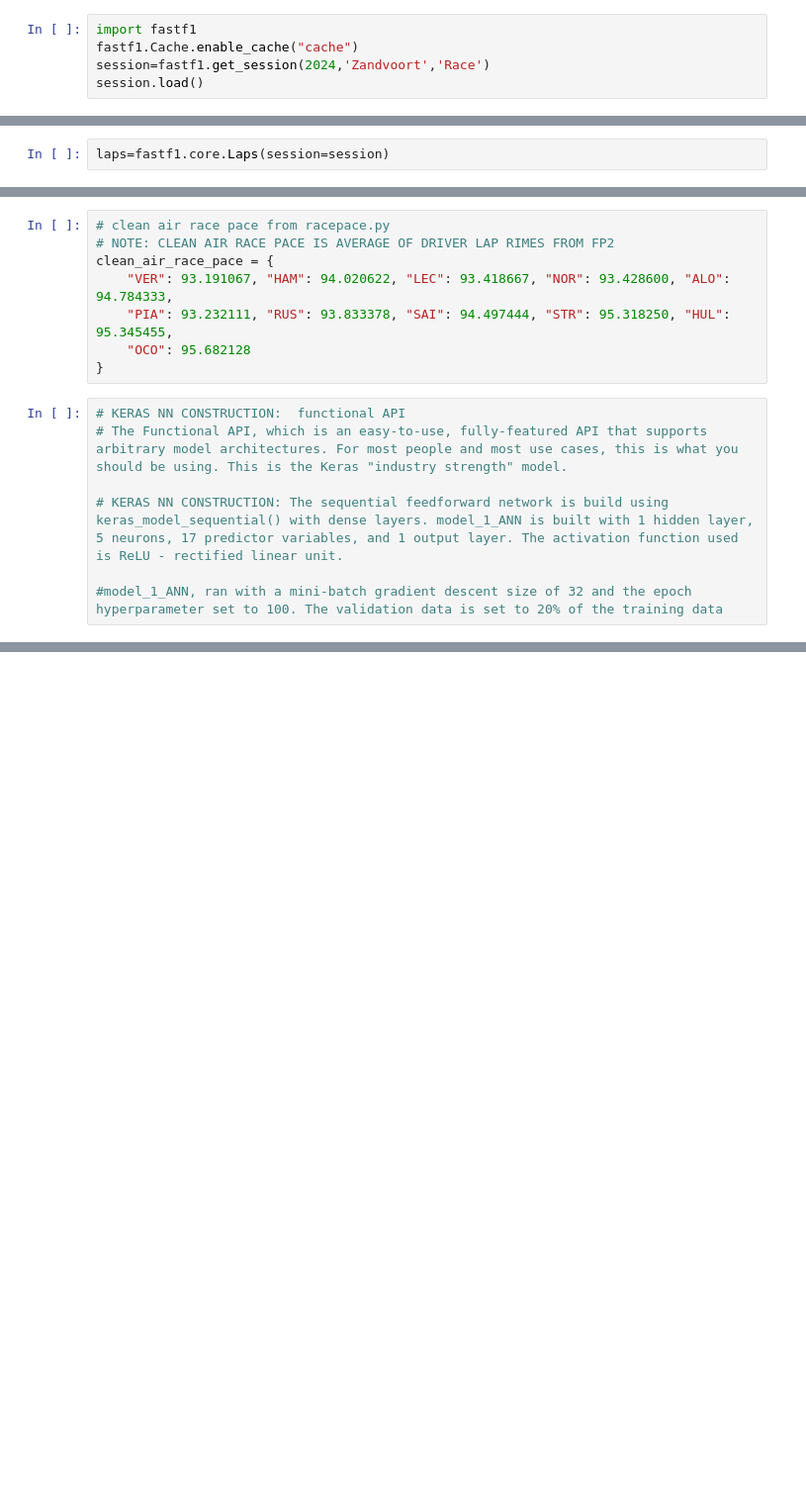
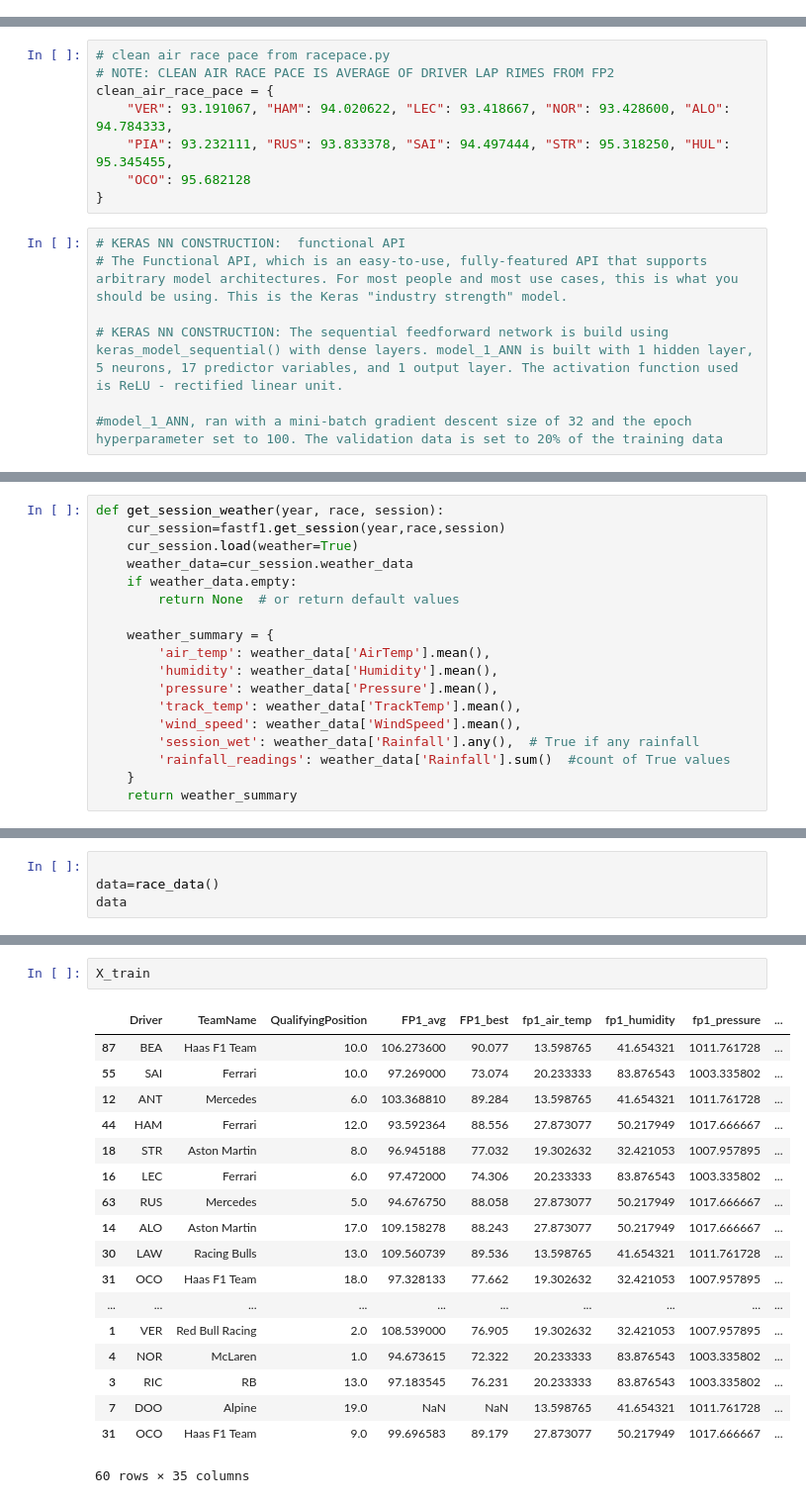
Before and after one commit to crystalcheong/formula-uno, a Jupyter notebook: predictor.ipynb, the cells around one changed output, grey strips where cells are left out. Shown: that part at 99% size. Drawn from its saved outputs; the diff is of its cells as text; blank space fills up the shorter version.

```diff
--- a/predictor.ipynb
+++ b/predictor.ipynb
@@ -8,5 +4,0 @@ fastf1.ergast.interface.BASE_URL = "https://api.jolpi.ca/ergast/f1"
-# %%
-import fastf1
-fastf1.Cache.enable_cache("cache")
-session=fastf1.get_session(2024,'Zandvoort','Race')
-session.load()
@@ -92,2 +4,0 @@ print(session)
-# %%
-laps=fastf1.core.Laps(session=session)
@@ -291,0 +97,18 @@ clean_air_race_pace = {
+# %%
+def get_session_weather(year, race, session):
+    cur_session=fastf1.get_session(year,race,session)
+    cur_session.load(weather=True)
+    weather_data=cur_session.weather_data
+    if weather_data.empty:
+        return None  # or return default values
+
+    weather_summary = {
+        'air_temp': weather_data['AirTemp'].mean(),
+        'humidity': weather_data['Humidity'].mean(),
+        'pressure': weather_data['Pressure'].mean(),
+        'track_temp': weather_data['TrackTemp'].mean(),
+        'wind_speed': weather_data['WindSpeed'].mean(),
+        'session_wet': weather_data['Rainfall'].any(),  # True if any rainfall
+        'rainfall_readings': weather_data['Rainfall'].sum()  #count of True values
+    }
+    return weather_summary
@@ -291,0 +164,4 @@ clean_air_race_pace = {
+# %%
+
+data=race_data()
+data
@@ -291,0 +517,21 @@ clean_air_race_pace = {
+# %%
+X_train
+# %% [output]
+|  | Driver | TeamName | QualifyingPosition | FP1_avg | FP1_best | fp1_air_temp | fp1_humidity | fp1_pressure | ... |
+| 87 | BEA | Haas F1 Team | 10.0 | 106.273600 | 90.077 | 13.598765 | 41.654321 | 1011.761728 | ... |
+| 55 | SAI | Ferrari | 10.0 | 97.269000 | 73.074 | 20.233333 | 83.876543 | 1003.335802 | ... |
+| 12 | ANT | Mercedes | 6.0 | 103.368810 | 89.284 | 13.598765 | 41.654321 | 1011.761728 | ... |
+| 44 | HAM | Ferrari | 12.0 | 93.592364 | 88.556 | 27.873077 | 50.217949 | 1017.666667 | ... |
+| 18 | STR | Aston Martin | 8.0 | 96.945188 | 77.032 | 19.302632 | 32.421053 | 1007.957895 | ... |
+| 16 | LEC | Ferrari | 6.0 | 97.472000 | 74.306 | 20.233333 | 83.876543 | 1003.335802 | ... |
+| 63 | RUS | Mercedes | 5.0 | 94.676750 | 88.058 | 27.873077 | 50.217949 | 1017.666667 | ... |
+| 14 | ALO | Aston Martin | 17.0 | 109.158278 | 88.243 | 27.873077 | 50.217949 | 1017.666667 | ... |
+| 30 | LAW | Racing Bulls | 13.0 | 109.560739 | 89.536 | 13.598765 | 41.654321 | 1011.761728 | ... |
+| 31 | OCO | Haas F1 Team | 18.0 | 97.328133 | 77.662 | 19.302632 | 32.421053 | 1007.957895 | ... |
+| ... | ... | ... | ... | ... | ... | ... | ... | ... | ... |
+| 1 | VER | Red Bull Racing | 2.0 | 108.539000 | 76.905 | 19.302632 | 32.421053 | 1007.957895 | ... |
+| 4 | NOR | McLaren | 1.0 | 94.673615 | 72.322 | 20.233333 | 83.876543 | 1003.335802 | ... |
+| 3 | RIC | RB | 13.0 | 97.183545 | 76.231 | 20.233333 | 83.876543 | 1003.335802 | ... |
+| 7 | DOO | Alpine | 19.0 | NaN | NaN | 13.598765 | 41.654321 | 1011.761728 | ... |
+| 31 | OCO | Haas F1 Team | 9.0 | 99.696583 | 89.179 | 27.873077 | 50.217949 | 1017.666667 | ... |
+60 rows × 35 columns
```
Also changed, not shown: parts of 40 cells of this notebook, 1 other file.
